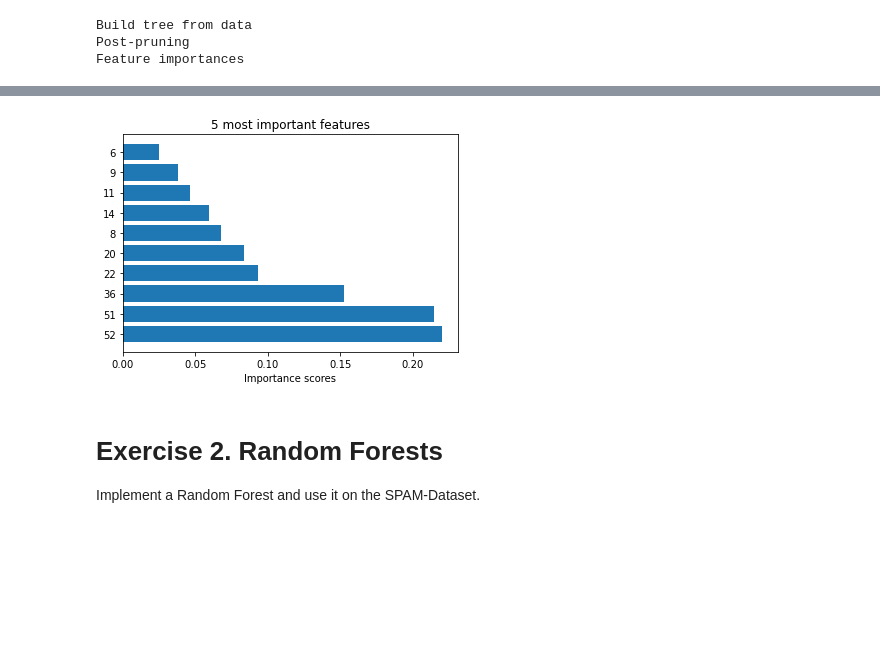
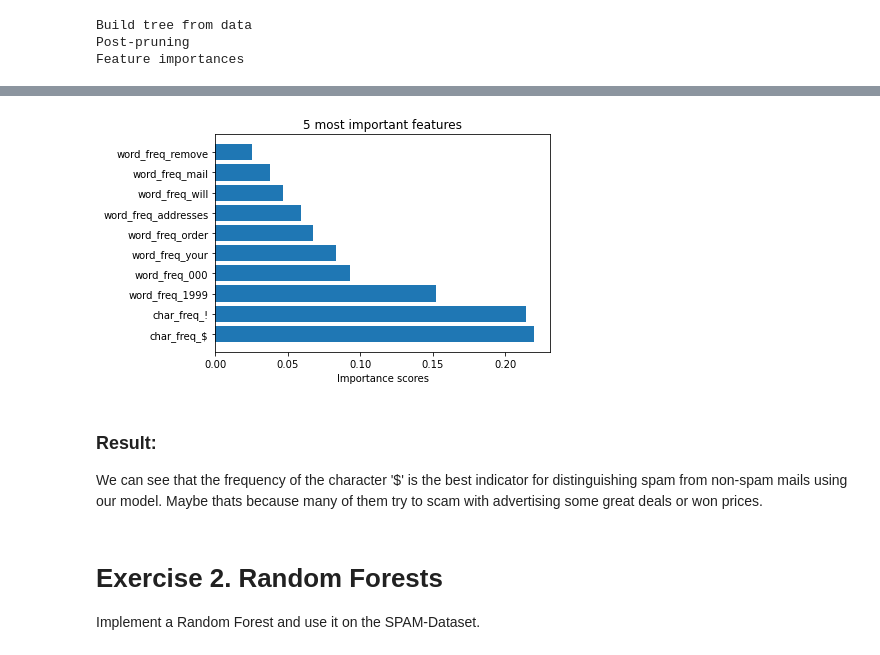
Before and after one commit to pwl482/patrec_2020, a Jupyter notebook: Assignment_6/Ensembles_Eva_Paul.ipynb, the cells around one changed output, grey strips where cells are left out. Drawn from its saved outputs; the diff is of its cells as text; code cells hidden in the pictures; blank space fills up the shorter version.

```diff
--- a/Assignment_6/Ensembles_Eva_Paul.ipynb
+++ b/Assignment_6/Ensembles_Eva_Paul.ipynb
@@ -338,2 +338,6 @@ Of course a similar weighting could be implemented into the gini scoring functio
 
 Use your tree to analyze feature importance. Plot the difference between the top 5 features (check spambase.names to check what features those belong to).
+# %%
+df_names = pd.read_csv('spambase.names', header=None, names=["feature_names"], skiprows=32)
+df_names["feature_names"] = df_names["feature_names"].str.replace(":  *continuous.", "", regex=True)
+df_names
@@ -341,20 +363,23 @@ Use your tree to analyze feature importance. Plot the difference between the top
 feature_importances = CT_pruned.feature_importances
 sorted_feature_importances = list(zip(*sorted(feature_importances.items(), key= lambda x: x[1])))
 # %%
-features = sorted_feature_importances[0]
+features = df_names["feature_names"][list(sorted_feature_importances[0])]
 importance = sorted_feature_importances[1]
 pos = np.arange(len(features))
 
 fig, ax = plt.subplots()
 ax.barh(pos, importance)
 ax.set_yticks(pos)
-ax.set_yticklabels(features) #TODO: add real variable names
+ax.set_yticklabels(features)
 ax.invert_yaxis()
 ax.set_xlabel('Importance scores')
 ax.set_title('5 most important features')
 plt.show()
 # %% [output]
-[figure, old version]
+[figure, new version]
+# %% [markdown]
+### Result:
+We can see that the frequency of the character '$' is the best indicator for distinguishing spam from non-spam mails using our model. Maybe thats because many of them try to scam with advertising some great deals or won prices.
 # %% [markdown]
 # Exercise 2. Random Forests
 Implement a Random Forest and use it on the SPAM-Dataset.
```
Also changed, not shown: parts of 3 cells of this notebook.
